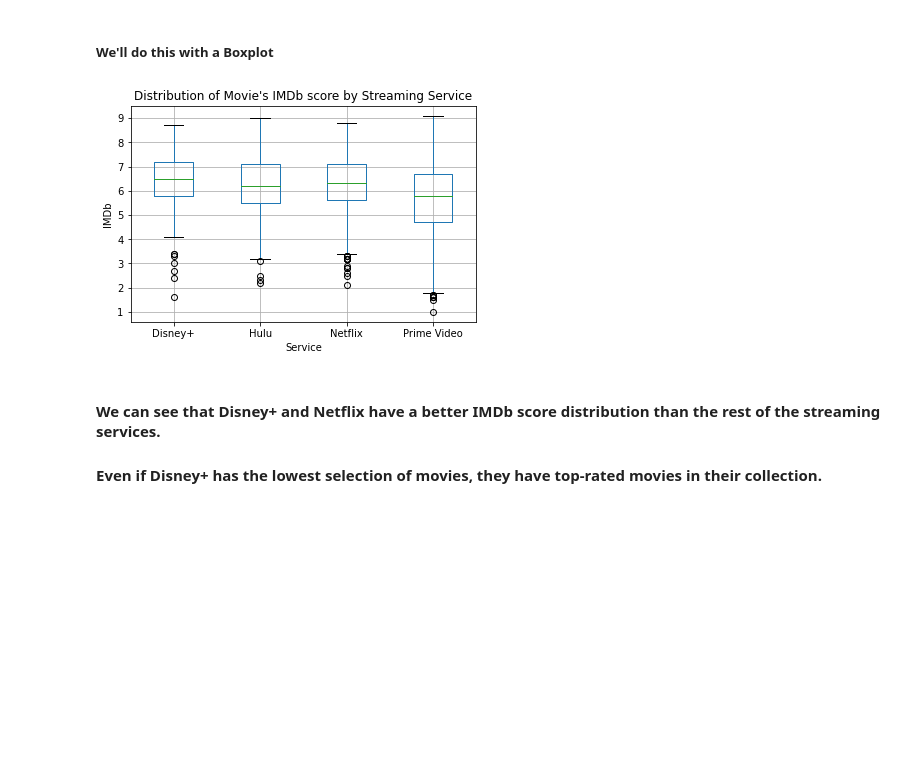
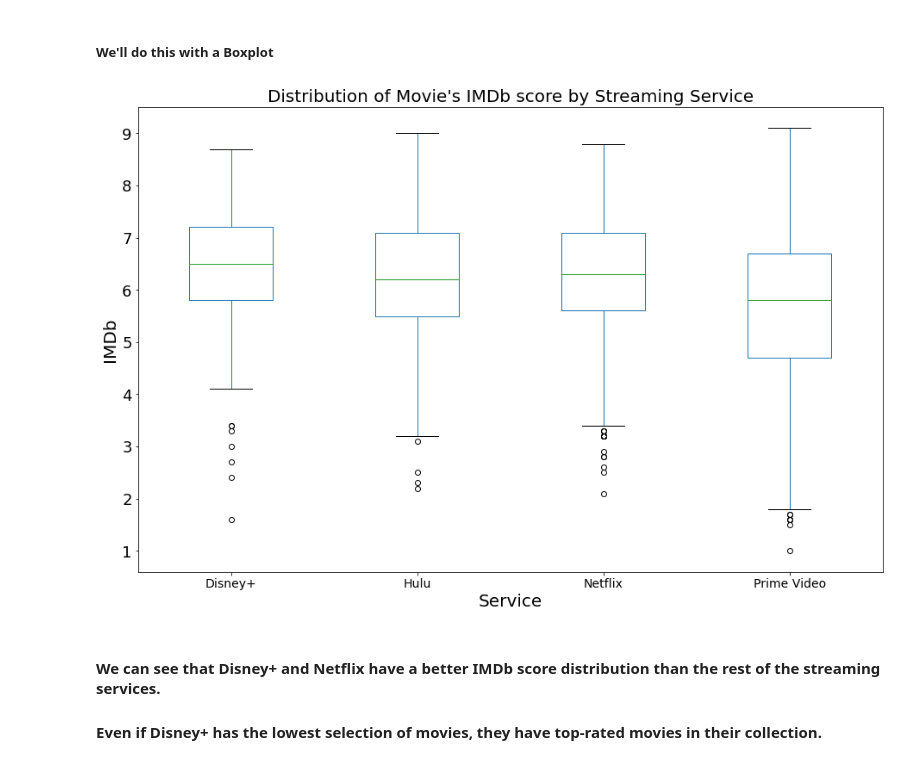
Before and after one commit to RoLDT/project-one-nesfils, a Jupyter notebook: Rodrigo.ipynb, the cells around one changed output. Cells and saved outputs as stored; diff of their text form; code cells hidden in the pictures; blank space fills up the shorter version.

Commit message:
Made prettier graphs.

```diff
--- a/Rodrigo.ipynb
+++ b/Rodrigo.ipynb
@@ -155,17 +168,20 @@ plt.show()
 # %% [markdown]
 ##### We'll do this with a Boxplot
 # %%
-complete_df.boxplot(column = "IMDb", by = "Service")
+complete_df.boxplot(column = "IMDb", by = "Service",figsize=(15,10))
 
-plt.title("Distribution of Movie's IMDb score by Streaming Service")
-plt.ylabel("IMDb")
+plt.title("Distribution of Movie's IMDb score by Streaming Service", fontsize=20)
+plt.ylabel("IMDb", fontsize=20)
+plt.xlabel("Service",fontsize=20)
+plt.xticks(fontsize=14)
+plt.yticks(fontsize=18)
 plt.suptitle("")
-#plt.grid(False)
+plt.grid(False)
 
 
 plt.show()
 # %% [output]
-[figure, old version]
+[figure, new version]
 # %% [markdown]
 #### We can see that Disney+ and Netflix have a better IMDb score distribution than the rest of the streaming services.
 #### Even if Disney+ has the lowest selection of movies, they have top-rated movies in their collection.
```
Also changed, not shown: parts of 1 cell of this notebook.
